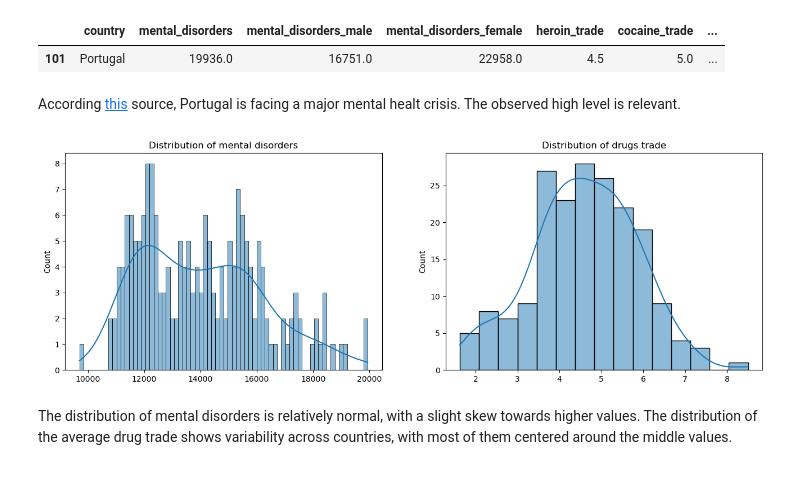
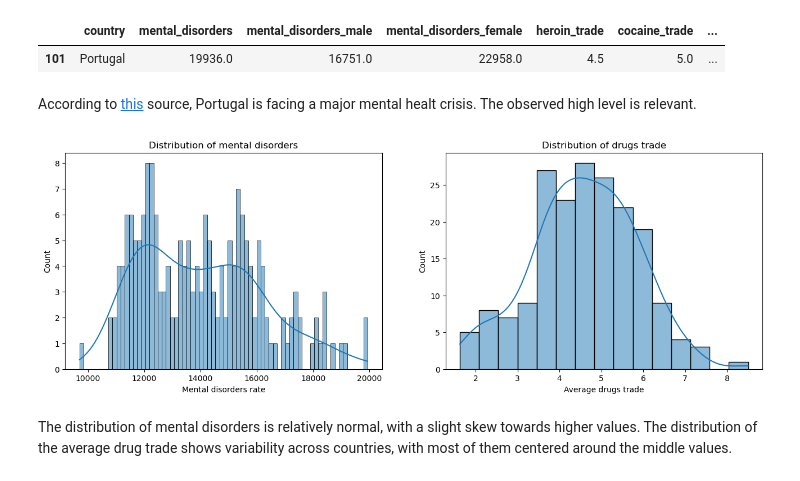
Before and after one commit to finarfin11/drugs_and_mental_illness, a Jupyter notebook: notebooks/main_notebook.ipynb, the cells around one changed output. Drawn from its saved outputs; the diff is of its cells as text; code cells hidden in the pictures.

```diff
--- a/notebooks/main_notebook.ipynb
+++ b/notebooks/main_notebook.ipynb
@@ -191,19 +196,22 @@ drugs_disorders_data[mental_disorders_female == mental_disorders_female.max()]
 |  | country | mental_disorders | mental_disorders_male | mental_disorders_female | heroin_trade | cocaine_trade | ... |
 | 101 | Portugal | 19936.0 | 16751.0 | 22958.0 | 4.5 | 5.0 | ... |
 # %% [markdown]
-According [this](https://www.cw1.com/en/blog/what-can-portugal-teach-us-with-its-new-mental-health-law) source, Portugal is facing a major mental healt crisis. The observed high level is relevant.
+According to [this](https://www.cw1.com/en/blog/what-can-portugal-teach-us-with-its-new-mental-health-law) source, Portugal is facing a major mental healt crisis. The observed high level is relevant.
 # %%
 fig, axes = plt.subplots(1, 2, figsize = (16, 5))
 
 sns.histplot(ax = axes[0], data = drugs_disorders_data, x = mental_disorders, bins = 70, kde = True)
 sns.histplot(ax = axes[1], data = drugs_disorders_data, x = drugs_trade, bins = 15, kde = True)
 
+axes[0].set(xlabel = 'Mental disorders rate')
+axes[1].set(xlabel = 'Average drugs trade')
+
 axes[0].set_title('Distribution of mental disorders')
 axes[1].set_title('Distribution of drugs trade')
 
 plt.show()
 # %% [output]
-[figure, old version]
+[figure, new version]
 # %% [markdown]
 The distribution of mental disorders is relatively normal, with a slight skew towards higher values. The distribution of the average drug trade shows variability across countries, with most of them centered around the middle values.
 # %% [markdown]
```
Also changed, not shown: parts of 18 cells of this notebook, 4 other files.
